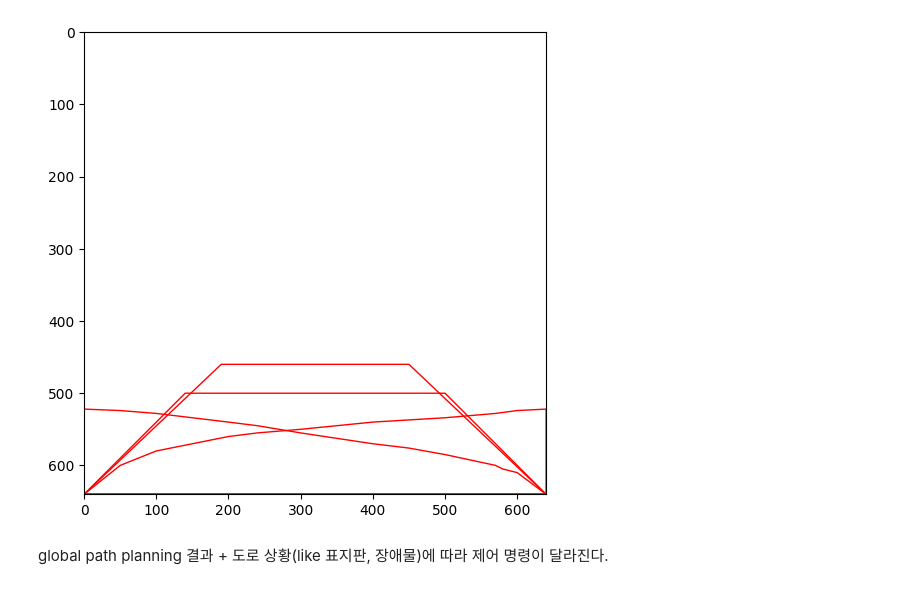
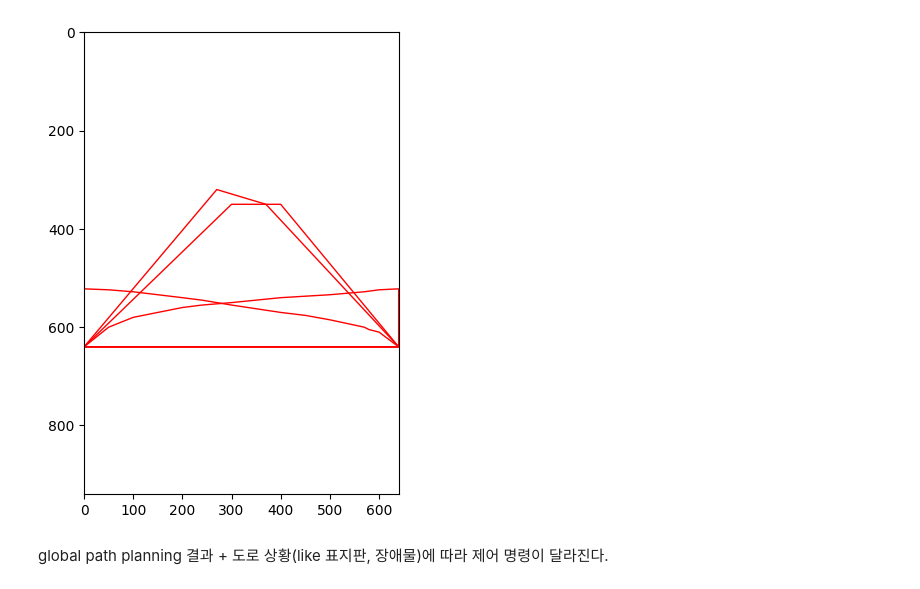
Before and after one commit to yunminseop/ROS2, a Jupyter notebook: test.ipynb, the cells around one changed output. Drawn from its saved outputs; the diff is of its cells as text; code cells hidden in the pictures.

```diff
--- a/test.ipynb
+++ b/test.ipynb
@@ -13,26 +13,26 @@ class_=["center", "left", "right"]
 classes = [0, 0, 2, 1]
 # %%
 masks = [
-    np.array([[0, 640], [640, 640], [500, 500], [140, 500]]),
-    np.array([[0, 640], [640, 640], [450, 460], [190, 460]]),
+    np.array([[0, 640], [640, 640], [370, 350], [270, 320]]),
+    np.array([[0, 640], [640, 640], [400, 350], [300, 350]]),
     np.array([[0, 640], [50, 600], [100, 580], [150, 570], [200, 560],[240, 555], [300, 550], [400, 540], [500, 534], [570, 528], [600, 524], [640, 522], [640, 640]]),
     np.array([[0, 640], [0, 522], [50, 524], [100, 528], [150, 534],[200, 540], [240, 545], [300, 555], [400, 570], [450, 576], [500, 585], [570, 600], [580, 605], [600, 610], [640, 640]])
 ]
 # %%
 fig, ax = plt.subplots(figsize=(6, 6))
 
 for mask in masks:
     polygon = Polygon(mask, closed=True, edgecolor='r', facecolor='none', linewidth=1)
     ax.add_patch(polygon)
 
 ax.set_xlim(0, 640)
-ax.set_ylim(0, 640)
+ax.set_ylim(0, 940)
 ax.set_aspect('equal')
 ax.set_facecolor('white')
 ax.invert_yaxis()
 plt.show()
 # %% [output]
-[figure, old version]
+[figure, new version]
 # %% [markdown]
 global path planning 결과 + 도로 상황(like 표지판, 장애물)에 따라 제어 명령이 달라진다.
 # %%
```
Also changed, not shown: parts of 7 cells of this notebook, 1 other file.
